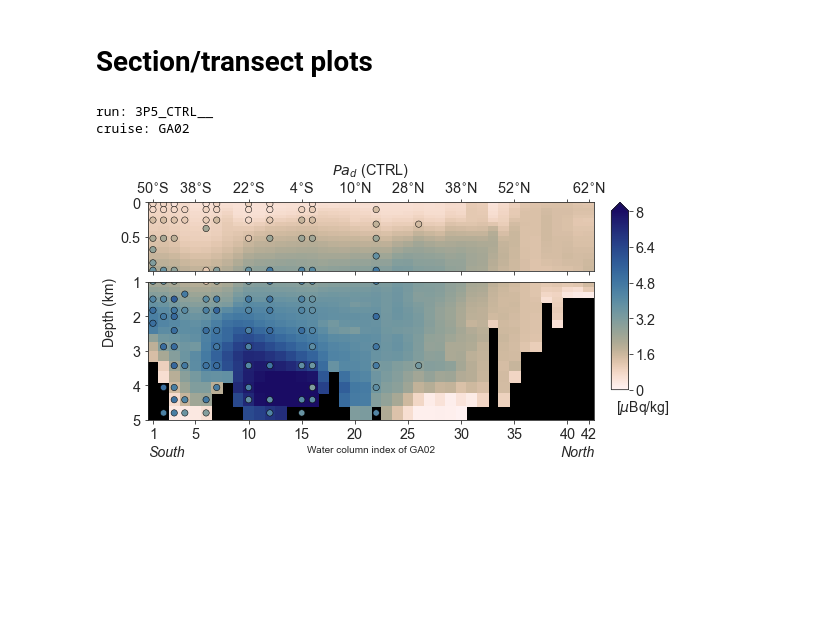
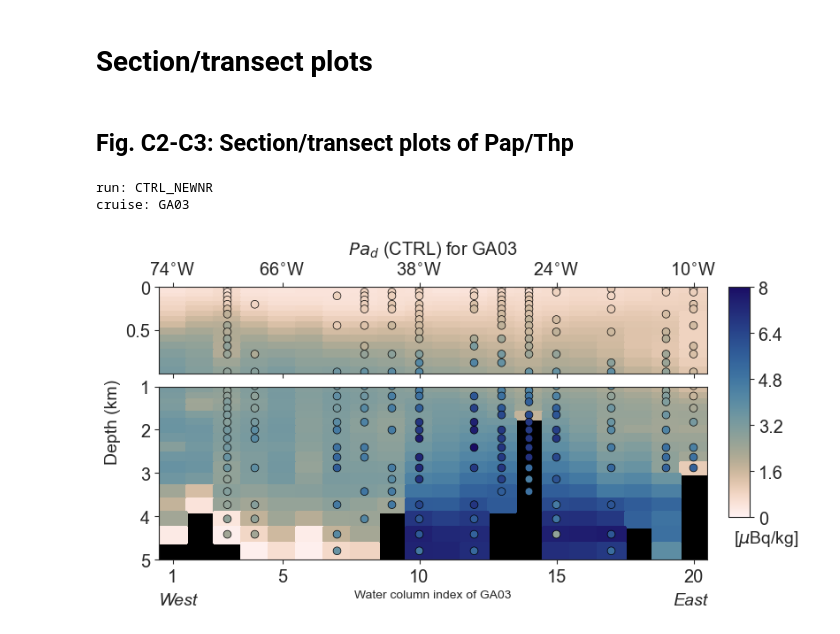
Before and after one commit to jeemijn/Atl-Pa-Th, a Jupyter notebook: 1_results_A_transect_figures.ipynb, the cells around one changed output. Saved outputs shown, nothing was run; the diff lists cells and outputs as text; code cells hidden in the pictures; blank space fills up the shorter version.

```diff
--- a/1_results_A_transect_figures.ipynb
+++ b/1_results_A_transect_figures.ipynb
@@ -205,12 +201,12 @@ spinup_yr = 1765
 
 ########### SETTINGS ########################################
 # FOR ALL FIGS IN THIS NOTEBOOK:
-# Fig. 5, C1 (use CTRL) and Fig. 11 (also uses other 3 runs):
-runs = [best_3P5_ctrl, particles_ctrl_yesneph, PFX1__09SV, PFREE_09SV]
+# Fig. 5, C1 (they use CTRL) and Fig. 11 (also uses the other 3 runs):
+runs = [ctrl, PFX1__18SV, PFX1__09SV, PFREE_09SV]
 
 # OTHER SETS OF RUNS TO PLAY AROUND:
-# runs = [particles_ctrl_yesneph, PFX1__14SV, PFX1__09SV]
-# runs = [best_3P5_ctrl, PFREE_14SV, PFREE_09SV]
+# runs = [PFX1__18SV, PFX1__14SV, PFX1__09SV]
+# runs = [ctrl, PFREE_14SV, PFREE_09SV]
 ##############################################################
 
 [datas, data_fulls] = f.load_data_multiple_runs(modeldir, runs, spinup_yr,
@@ -271,6 +267,7 @@ obs_p['path_ratio_p'] = obs_p.Pap / obs_p.Thp
 # => average obs to model grid
 [obs_p, obs_p_ave, obs_p_ave_num] = f.obs_to_model_grid(obs_p, fnctrl)
 obs_p.reset_index(inplace=True)
+obs_p_ave['path_ratio_p'] = obs_p_ave.Pap / obs_p_ave.Thp   # easy way to make Pap/Thp figure along GA03 and GA02
 # %% [output]
 Column 21 has mixed types as it contains quality control variables, which can be int or string. Fine.
 Reduced dataset from  96184  rows to  2166  rows after deleting nans.
@@ -368,37 +400,54 @@ i:   lon_t:     lat_t:
 # %% [markdown]
 # Section/transect plots
+# %% [markdown]
+## Fig. C2-C3: Section/transect plots of Pap/Thp
 # %%
-# section plot: 1 panel (using functions.py which uses plot_gruber.py)
+# 1 PANEL SECTION PLOT (using functions.py which uses plot_gruber.py)
+# Can play around with run, cruise and variable
+# Fig. C2 is generated with 'ctrl', 'GA03' and 'path_ratio_p'
+# Fig. C3 is generated with 'ctrl', 'GIPY05' and 'path_ratio_p'
+# The 'path_ratio_p' cannot be plotted along other transects, because of no Pap and/or Thp seawater data (GIVES ERROR)
 
 ##################### SETTINGS ######################################################
-run = best_3P5_ctrl
-cruise = 'GA02'       # pick from: 'GA02','GAc02','GA03','GA10','GIPY04','GIPY05','GIpr05','GP16','GPc01','GSc02','deng','ng','pavia'
-variable = 'Pad_Bq'   # see vmaxs keys for options
+run = ctrl
+cruise = 'GA03'       # pick from: 'GA02','GAc02','GA03','GA10','GIPY04','GIPY05','GIpr05','GP16','GPc01','GSc02','deng','ng','pavia'
+variable = 'Pad_Bq'   # pick from: 'Pad_Bq', 'Thd_Bq', 'Pap_Bq', 'Thp_Bq', 'path_ratio_d', 'path_ratio_p'
 
 cmap = cmcr.lapaz_r
 this_vmin = 0.0
 vmaxs = {'Pad_Bq' : 8, 'Thd_Bq' : 25, 'Pap_Bq' : 0.2, 'Thp_Bq' : 2,
          'path_ratio_d' : 1, 'path_ratio_p' : 0.2}
-# vmaxs = {'Pad_Bq' : 40, 'Thd_Bq' : 25, 'Pap_Bq' : 0.2, 'Thp_Bq' : 2,
-#          'path_ratio_d' : 1, 'path_ratio_p' : 0.2}
 obs = True         # plot observations in circles on top of model output
 verbose = False    # for debugging
 ##################### END OF SETTINGS ###############################################
 print('run:', run)
 print('cruise:', cruise)
 
 basic_data_section = [t, model_coords_per_cruise, cmap, obs_d_ave, obs_p_ave]
 var_label = {'Pad' : '$Pa_d$', 'Pap' : '$Pa_p$', 'Thd' : '$Th_d$', 'Thp' : '$Th_p$',
              'Pad_Bq' : '$Pa_d$', 'Pap_Bq' : '$Pa_p$', 'Thd_Bq' : '$Th_d$', 'Thp_Bq' : '$Th_p$',
              'path_ratio_p' : '$Pa_p/Th_p$', 'path_ratio_d' : 'Pa_d/Th_d'}
 this_title = var_label[variable]+' ('+labels[run]+')'
 
+this_title = var_label[variable]+' ('+labels[run]+')' + ' for ' + cruise
+
 fig = f.generate_1_section_plot_fig(dataset=data_fulls[run], variable=variable, title=this_title,
                                     cruise=cruise, basic_data=basic_data_section, this_vmin=this_vmin,
                                     vmaxs=vmaxs, obs=obs, verbose=verbose)
 
-plt.savefig(savedir / (cruise + '_' + run + '_' + variable + '.pdf'))
+# save figure with appropriate name/number
+if run == ctrl and variable == 'path_ratio_p':
+   if cruise == 'GA03':
+      fig_prefix = 'figC2_'
+   elif cruise == 'GIPY05':
+      fig_prefix = 'figC3_'
+   else:
+      fig_prefix = ''
+else:
+   fig_prefix = ''
+
+plt.savefig(savedir / (fig_prefix + cruise + '_' + run + '_' + variable + '.pdf'))
 # %% [output]
-run: 3P5_CTRL__
-cruise: GA02
+run: CTRL_NEWNR
+cruise: GA03
-[figure, old version]
+[figure, new version]
```
Also changed, not shown: parts of 20 cells of this notebook, 19 other files.
